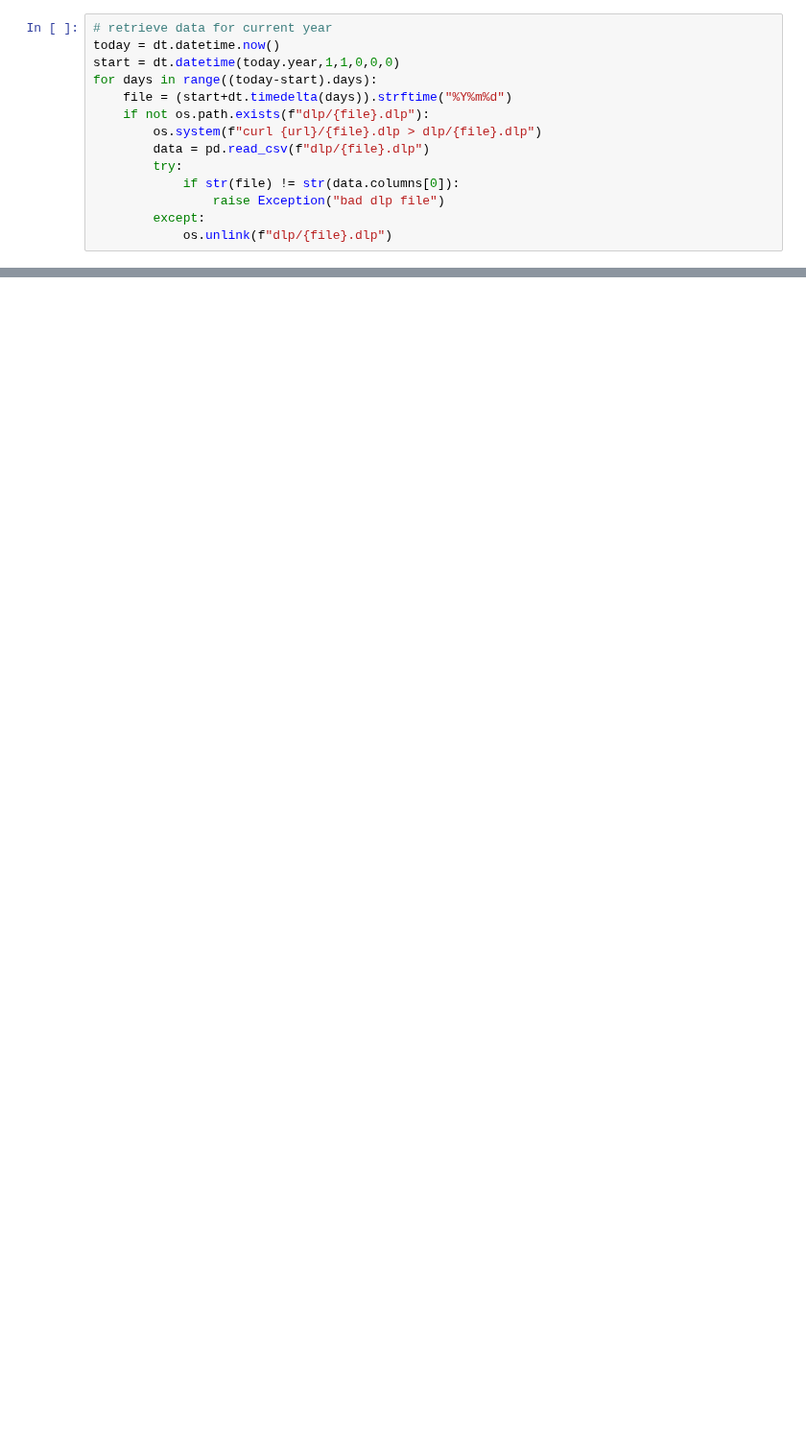
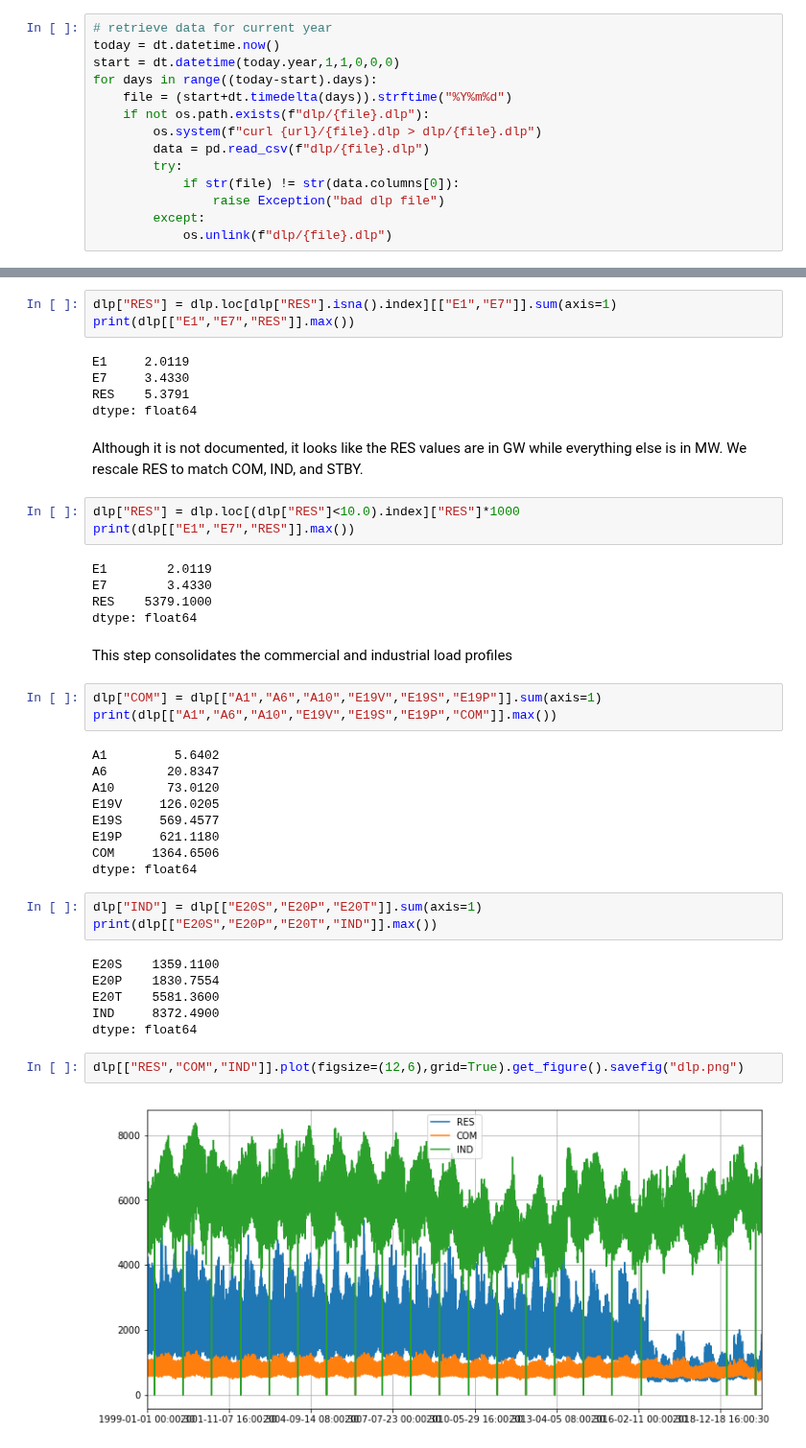
Before and after one commit to slacgismo/load_composition_analysis, a Jupyter notebook: data/PG&E DLP Archive.ipynb, the cells around one changed output, grey strips where cells are left out. Shown at 96% size. Drawn from its saved outputs; the diff is of its cells as text; blank space fills up the shorter version.

Commit message:
Update of PG&E load profile data collection

```diff
--- a/data/PG&E DLP Archive.ipynb
+++ b/data/PG&E DLP Archive.ipynb
@@ -59,0 +83,45 @@ dlp.plot(figsize=(10,6),grid=True).get_figure().savefig("dlp.png")
+# %%
+dlp["RES"] = dlp.loc[dlp["RES"].isna().index][["E1","E7"]].sum(axis=1)
+print(dlp[["E1","E7","RES"]].max())
+# %% [output]
+E1     2.0119
+E7     3.4330
+RES    5.3791
+dtype: float64
+# %% [markdown]
+Although it is not documented, it looks like the RES values are in GW while everything else is in MW. We rescale RES to match COM, IND, and STBY.
+# %%
+dlp["RES"] = dlp.loc[(dlp["RES"]<10.0).index]["RES"]*1000
+print(dlp[["E1","E7","RES"]].max())
+# %% [output]
+E1        2.0119
+E7        3.4330
+RES    5379.1000
+dtype: float64
+# %% [markdown]
+This step consolidates the commercial and industrial load profiles
+# %%
+dlp["COM"] = dlp[["A1","A6","A10","E19V","E19S","E19P"]].sum(axis=1)
+print(dlp[["A1","A6","A10","E19V","E19S","E19P","COM"]].max())
+# %% [output]
+A1         5.6402
+A6        20.8347
+A10       73.0120
+E19V     126.0205
+E19S     569.4577
+E19P     621.1180
+COM     1364.6506
+dtype: float64
+# %%
+dlp["IND"] = dlp[["E20S","E20P","E20T"]].sum(axis=1)
+print(dlp[["E20S","E20P","E20T","IND"]].max())
+# %% [output]
+E20S    1359.1100
+E20P    1830.7554
+E20T    5581.3600
+IND     8372.4900
+dtype: float64
+# %%
+dlp[["RES","COM","IND"]].plot(figsize=(12,6),grid=True).get_figure().savefig("dlp.png")
+# %% [output]
+[figure, added]
```
Also changed, not shown: parts of 13 cells of this notebook, 1 other file.
